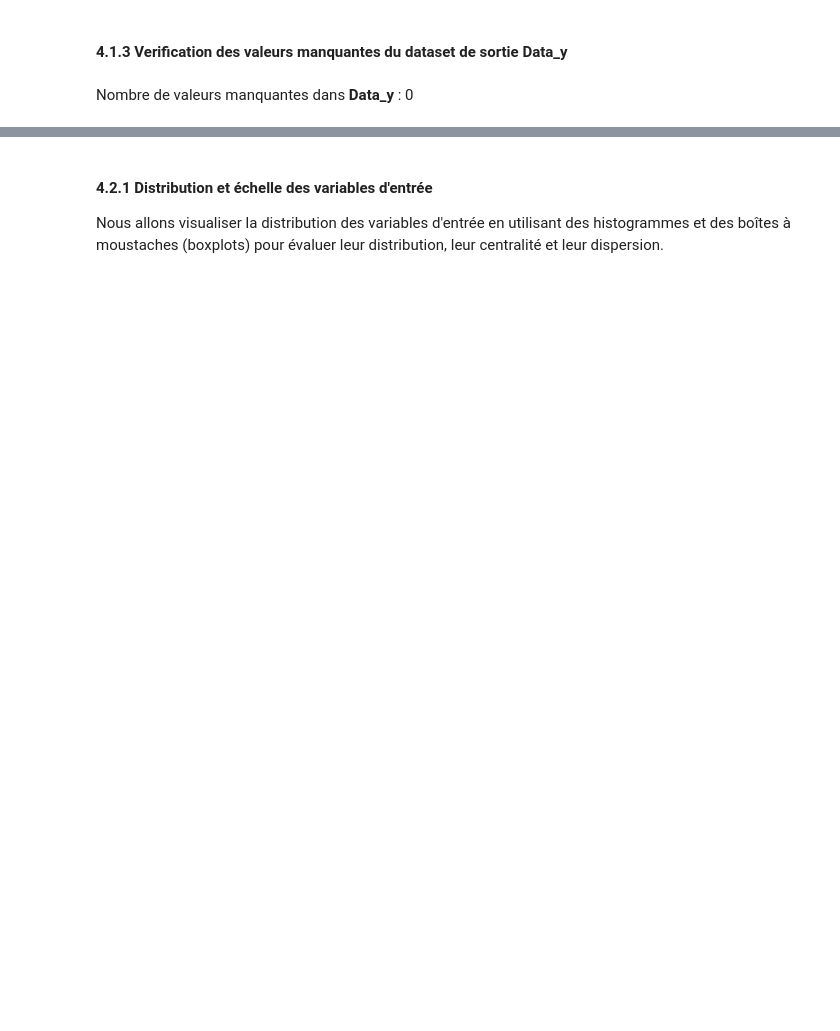
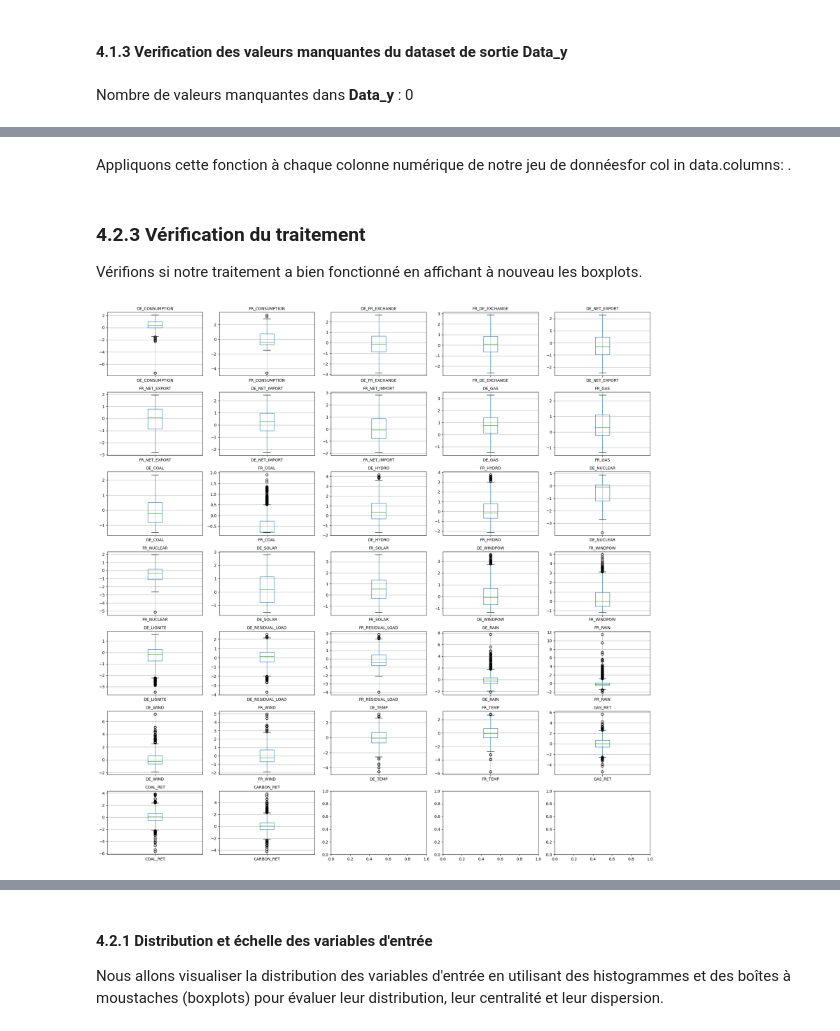
Before and after one commit to CorentinP1234/PROJETML, a Jupyter notebook: Untitled.ipynb, the cells around one changed output, grey strips where cells are left out. Saved outputs shown, nothing was run; the diff lists cells and outputs as text; code cells hidden in the pictures; blank space fills up the shorter version.

```diff
--- a/Untitled.ipynb
+++ b/Untitled.ipynb
@@ -275,0 +325,31 @@ Nombre de valeurs manquantes dans **Data_y** :
+# %%
+def replace_outliers_with_median(data):
+    Q1 = data.quantile(0.25)
+    Q3 = data.quantile(0.75)
+    IQR = Q3 - Q1
+
+    lower_bound = Q1 - 1.5 * IQR
+    upper_bound = Q3 + 1.5 * IQR
+
+    data = np.where((data < lower_bound) | (data > upper_bound), data.median(), data)
+    return data
+# %% [markdown]
+Appliquons cette fonction à chaque colonne numérique de notre jeu de donnéesfor col in data.columns:
+.
+# %%
+for col in all_data_x.columns:
+    if all_data_x[col].dtype != "object":
+        all_data_x[col] = replace_outliers_with_median(all_data_x[col])
+# %% [markdown]
+### 4.2.3 Vérification du traitement
+Vérifions si notre traitement a bien fonctionné en affichant à nouveau les boxplots.
+# %%
+# Boxplots for each input variable
+fig, axes = plt.subplots(nrows=7, ncols=5, figsize=(20, 20))
+for ax, col in zip(axes.flatten(), all_data_x_subset.columns):
+    all_data_x_subset[[col]].boxplot(ax=ax)
+    ax.set_title(col, fontsize=10)
+plt.tight_layout()
+plt.show()
+# %% [output]
+[figure, added]
```
Also changed, not shown: parts of 41 cells of this notebook, 1 other file.
